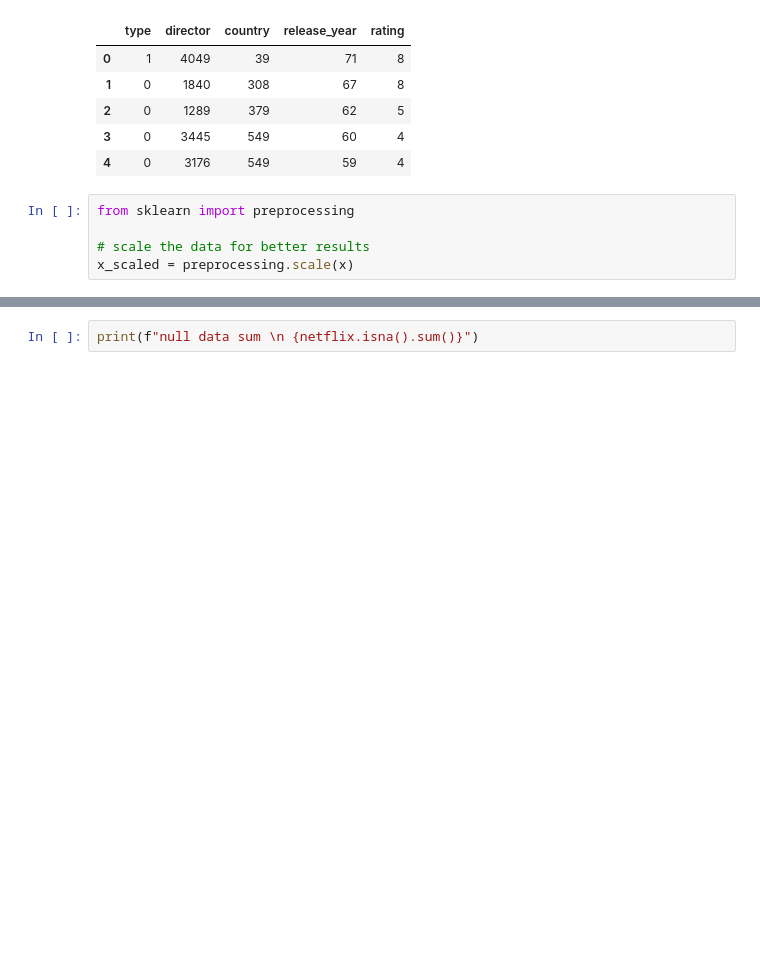
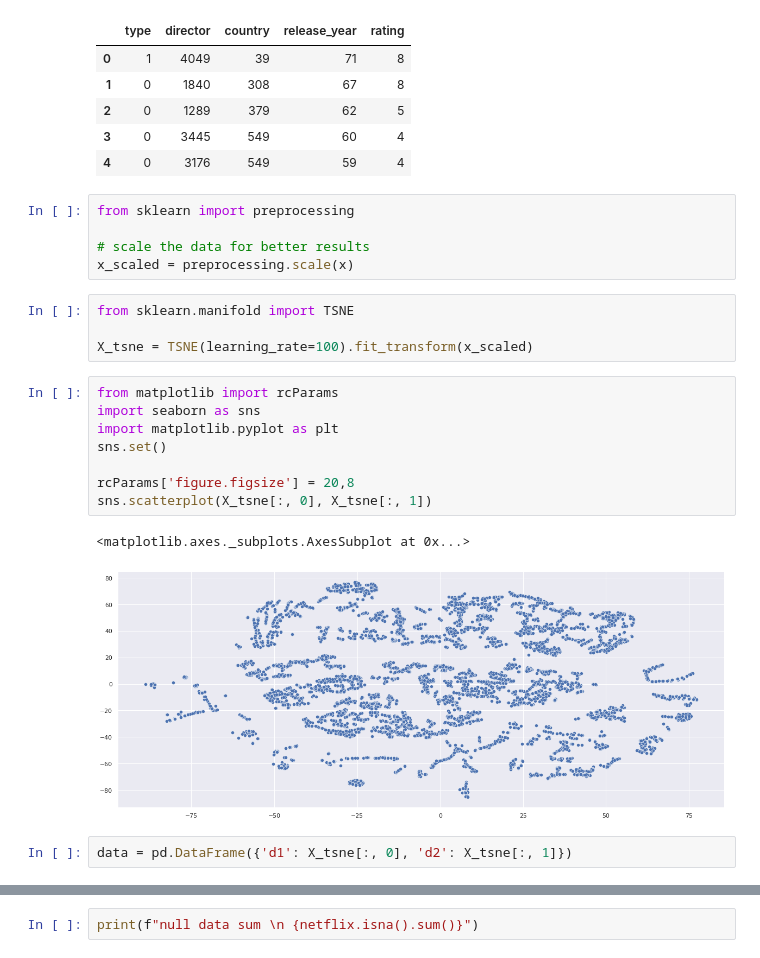
Before and after one commit to sravyagadam/ML_Clustering, a Jupyter notebook: NETFLIX_MOVIES_AND_TV_SHOWS_CLUSTERING.ipynb, the cells around one changed output, grey strips where cells are left out. Cells and saved outputs as stored; diff of their text form; blank space fills up the shorter version.

```diff
--- a/NETFLIX_MOVIES_AND_TV_SHOWS_CLUSTERING.ipynb
+++ b/NETFLIX_MOVIES_AND_TV_SHOWS_CLUSTERING.ipynb
@@ -169,3 +169,20 @@ from sklearn import preprocessing
 
 # scale the data for better results
 x_scaled = preprocessing.scale(x)
+# %%
+from sklearn.manifold import TSNE
+
+X_tsne = TSNE(learning_rate=100).fit_transform(x_scaled)
+# %%
+from matplotlib import rcParams
+import seaborn as sns
+import matplotlib.pyplot as plt
+sns.set()
+
+rcParams['figure.figsize'] = 20,8
+sns.scatterplot(X_tsne[:, 0], X_tsne[:, 1])
+# %% [output]
+<matplotlib.axes._subplots.AxesSubplot at 0x...>
+[figure, added]
+# %%
+data = pd.DataFrame({'d1': X_tsne[:, 0], 'd2': X_tsne[:, 1]})
```
Also changed, not shown: parts of 11 cells of this notebook.
